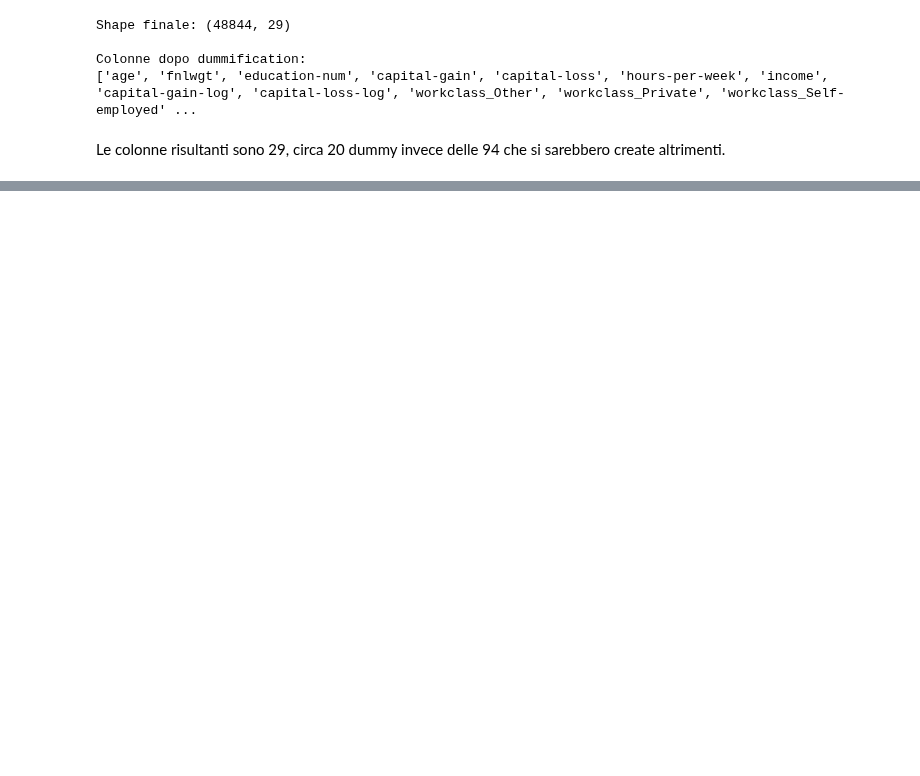
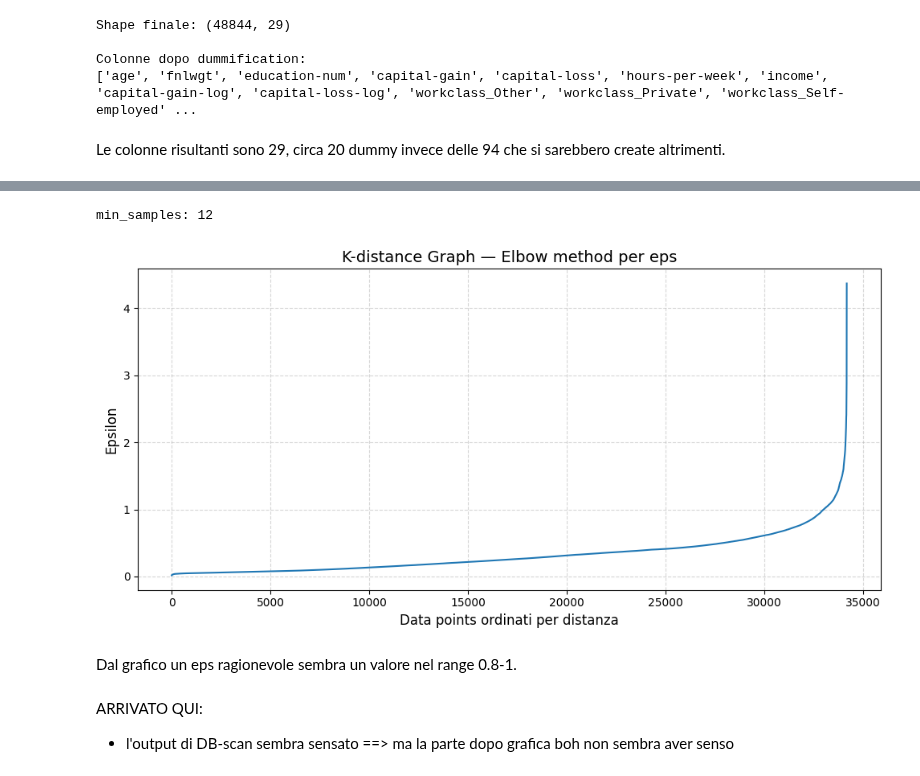
Before and after one commit to Bit-Pitt/BDA, a Jupyter notebook: esame.ipynb, the cells around one changed output, grey strips where cells are left out. Drawn from its saved outputs; the diff is of its cells as text; code cells hidden in the pictures; blank space fills up the shorter version.

```diff
--- a/esame.ipynb
+++ b/esame.ipynb
@@ -802,0 +927,31 @@ Il grafico mostra una sub-ottimale separazione lineare delle classi, il che fa p
+# %%
+from sklearn.cluster import DBSCAN
+from sklearn.neighbors import NearestNeighbors
+
+# uso solo le feature numeriche (non le binarie tanto non avrebbero effetto sulla distanza)
+X_dbscan = X_train[numeric_vars].copy()
+
+# ── 1. K-distance graph per trovare eps ───────────────────────────────
+min_samples = 2 * len(numeric_vars)  # m = 2*d = 12
+print(f"min_samples: {min_samples}")
+
+neigh = NearestNeighbors(n_neighbors=min_samples)
+nbrs = neigh.fit(X_dbscan)
+distances, indices = nbrs.kneighbors(X_dbscan)
+
+# Ordina le distanze al K-esimo vicino
+distances = np.sort(distances[:, -1], axis=0)
+
+plt.figure(figsize=(10, 5))
+plt.plot(distances)
+plt.title('K-distance Graph — Elbow method per eps', fontsize=14)
+plt.xlabel('Data points ordinati per distanza', fontsize=12)
+plt.ylabel('Epsilon', fontsize=12)
+plt.grid(True, linestyle='--', alpha=0.5)
+plt.tight_layout()
+plt.show()
+# %% [output]
+min_samples: 12
+[figure, added]
+# %% [markdown]
+Dal grafico un eps ragionevole sembra un valore nel range 0.8-1.
@@ -803,2 +962,7 @@ Il grafico mostra una sub-ottimale separazione lineare delle classi, il che fa p
+# %% [markdown]
+ARRIVATO QUI:
+
+- l'output di DB-scan sembra sensato
+==> ma la parte dopo grafica boh non sembra aver senso
 # %% [markdown]
 CONTINUA CON
```
Also changed, not shown: parts of 38 cells of this notebook.
